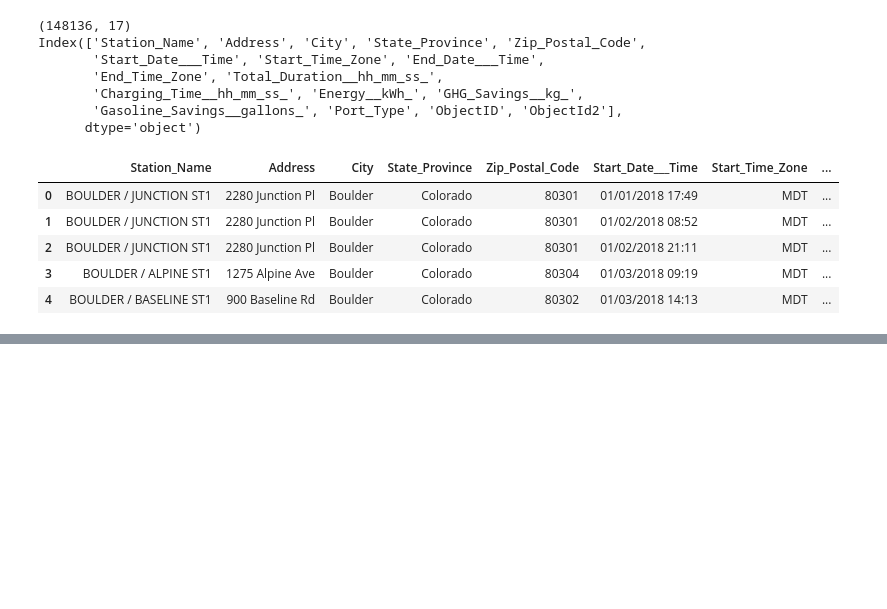
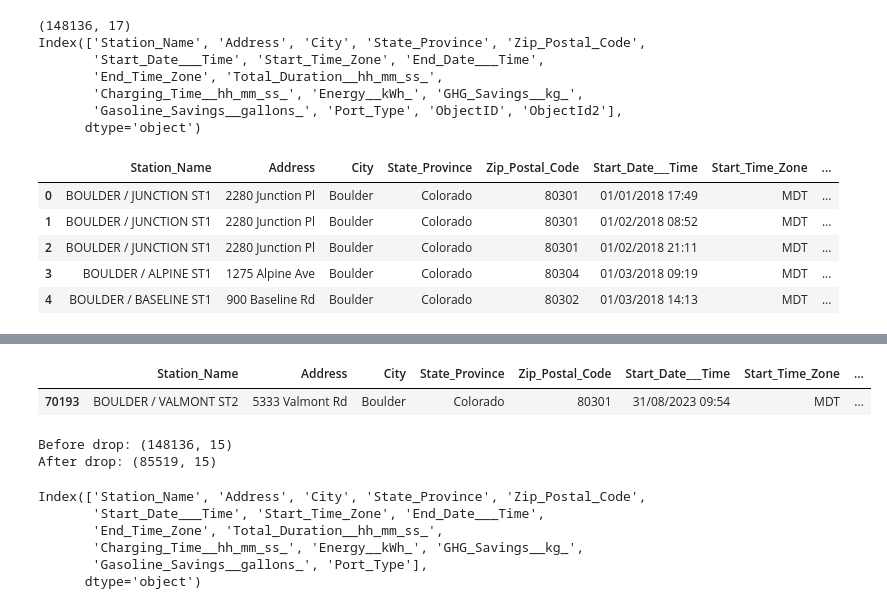
Before and after one commit to hamoudi-med-khalil/EVCS, a Jupyter notebook: notebooks/01_data_cleaning_and_aggregation.ipynb, the cells around one changed output, grey strips where cells are left out. Saved outputs shown, nothing was run; the diff lists cells and outputs as text; code cells hidden in the pictures; blank space fills up the shorter version.

```diff
--- a/notebooks/01_data_cleaning_and_aggregation.ipynb
+++ b/notebooks/01_data_cleaning_and_aggregation.ipynb
@@ -71,0 +137,27 @@ print(ev_df[['Start_Date___Time', 'date']].head())
+# %%
+# Show the last row
+ev_df1.tail(1)
+# %% [output]
+|  | Station_Name | Address | City | State_Province | Zip_Postal_Code | Start_Date___Time | Start_Time_Zone | ... |
+| 70193 | BOULDER / VALMONT ST2 | 5333 Valmont Rd | Boulder | Colorado | 80301 | 31/08/2023 09:54 | MDT | ... |
+# %%
+# Shape before removing duplicates
+print("Before drop:", ev_df.shape)
+
+# Drop exact duplicates
+ev_df = ev_df.drop_duplicates()
+
+# Shape after removing duplicates
+print("After drop:", ev_df.shape)
+# %% [output]
+Before drop: (148136, 15)
+After drop: (85519, 15)
+# %%
+print(ev_df.columns)
+# %% [output]
+Index(['Station_Name', 'Address', 'City', 'State_Province', 'Zip_Postal_Code',
+       'Start_Date___Time', 'Start_Time_Zone', 'End_Date___Time',
+       'End_Time_Zone', 'Total_Duration__hh_mm_ss_',
+       'Charging_Time__hh_mm_ss_', 'Energy__kWh_', 'GHG_Savings__kg_',
+       'Gasoline_Savings__gallons_', 'Port_Type'],
+      dtype='object')
```
Also changed, not shown: parts of 20 cells of this notebook.
